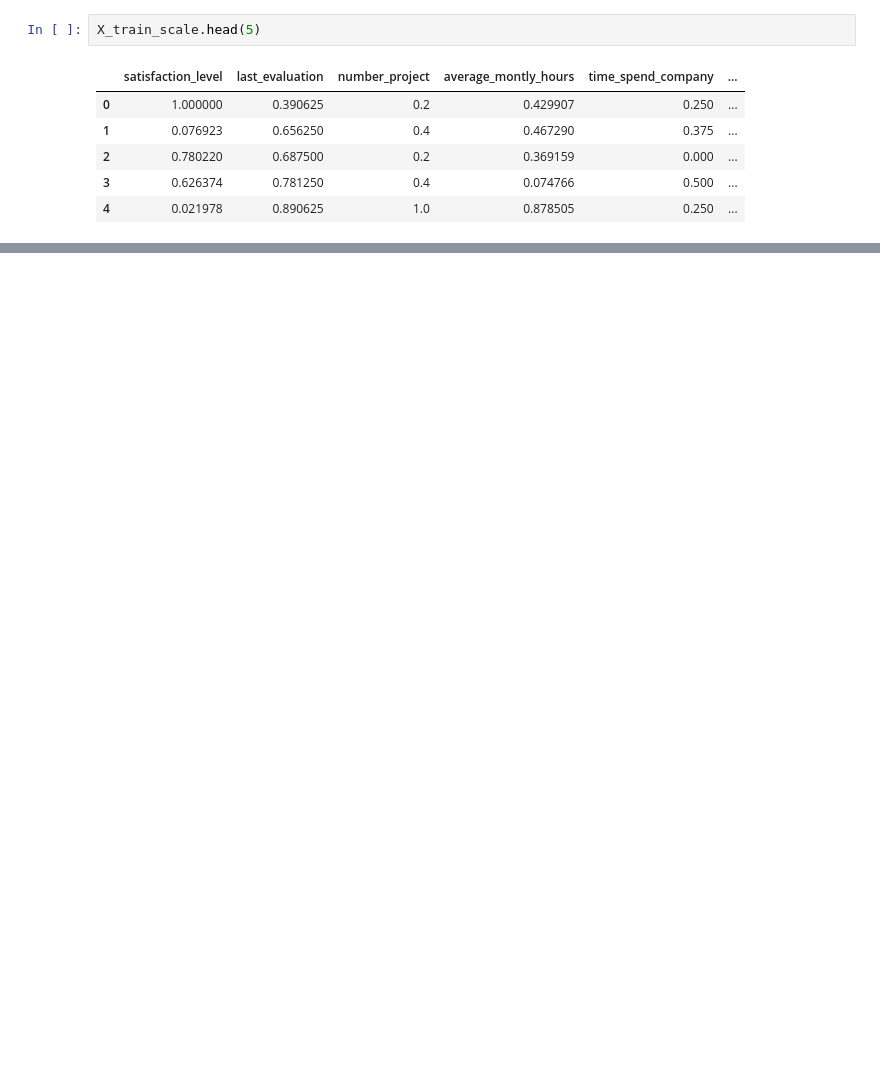
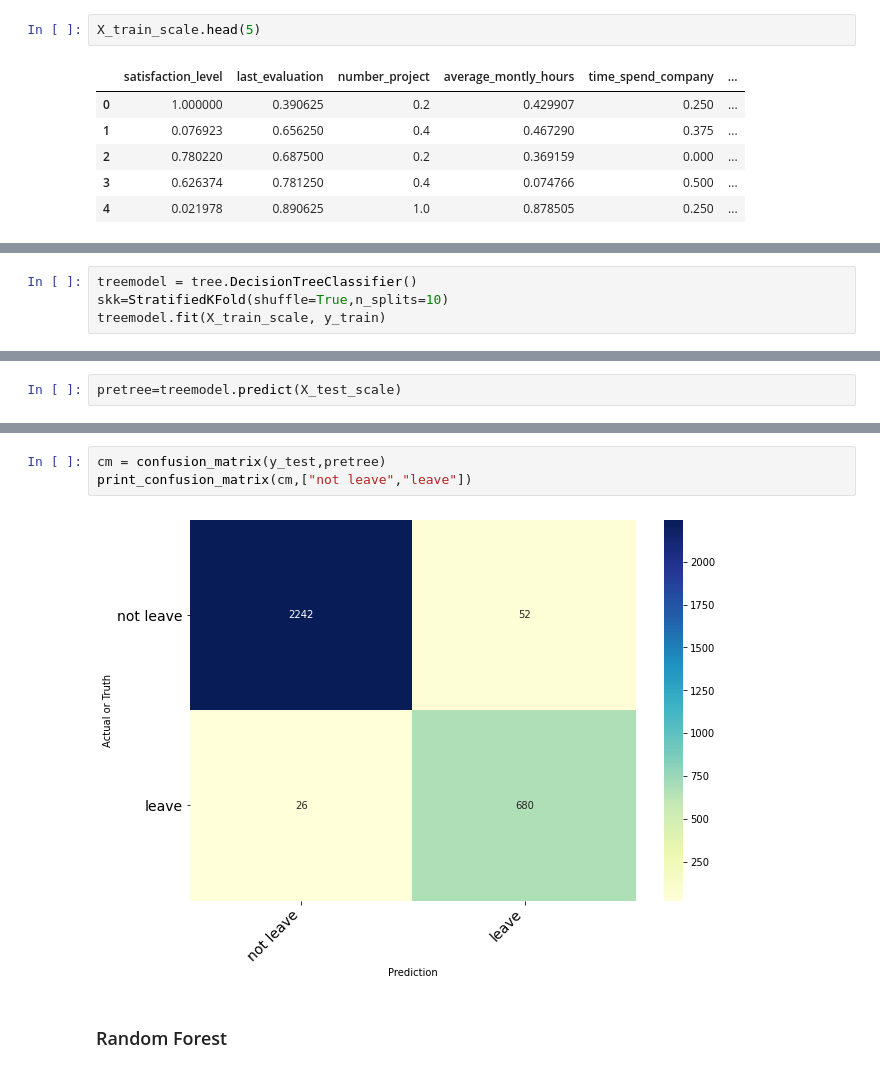
Before and after one commit to sbhardwaj97/employee-turnover-, a Jupyter notebook: project_work.ipynb, the cells around one changed output, grey strips where cells are left out. Drawn from its saved outputs; the diff is of its cells as text; blank space fills up the shorter version.

```diff
--- a/project_work.ipynb
+++ b/project_work.ipynb
@@ -203,0 +334,4 @@ X_train_scale.head(5)
+# %%
+treemodel = tree.DecisionTreeClassifier()
+skk=StratifiedKFold(shuffle=True,n_splits=10)
+treemodel.fit(X_train_scale, y_train)
@@ -203,0 +355,2 @@ X_train_scale.head(5)
+# %%
+pretree=treemodel.predict(X_test_scale)
@@ -203,0 +368,7 @@ X_train_scale.head(5)
+# %%
+cm = confusion_matrix(y_test,pretree)
+print_confusion_matrix(cm,["not leave","leave"])
+# %% [output]
+[figure, added]
+# %% [markdown]
+<h3>Random Forest
```
Also changed, not shown: parts of 29 cells of this notebook.
